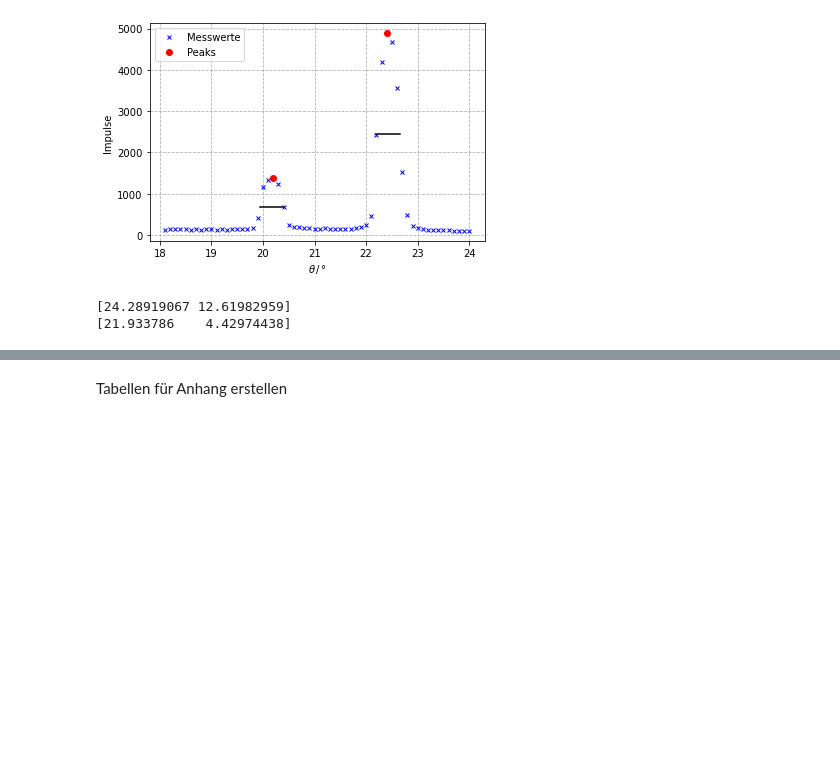
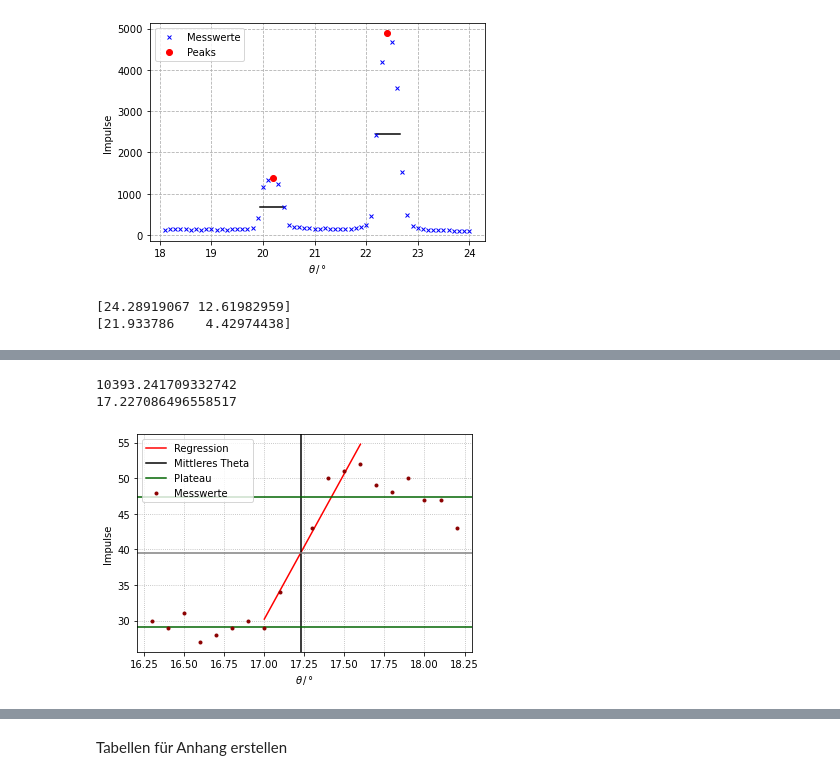
Before and after one commit to waerther/grundpraktikum2, a Jupyter notebook: v602/auswertung.ipynb, the cells around one changed output, grey strips where cells are left out. Drawn from its saved outputs; the diff is of its cells as text; code cells hidden in the pictures; blank space fills up the shorter version.

```diff
--- a/v602/auswertung.ipynb
+++ b/v602/auswertung.ipynb
@@ -247,0 +330,49 @@ plt.grid(linestyle=":")
+# %%
+data = pd.read_csv('tables/messdaten/Messung_Gallium/Gallium_2.txt', decimal=',', delimiter = "\t")
+data = data.to_numpy()
+data = np.delete(data, 9, 0)
+
+x = data[:,0]
+y = data[:,1]
+
+rel_min = np.min(y)
+rel_max = np.max(y)
+theta_mitte_y = (rel_max - rel_min) / 2
+theta_mitte = (x[y==rel_max] - x[y==rel_min]) / 2
+
+def f(x, a, b):
+    return a * x + b
+
+regx= x[7:13]
+regy = y[7:13]
+
+params, covariance_matrix = curve_fit(f, regx, regy)
+plt.plot(
+    regx,
+    f(regx, params[0], params[1]),
+    color="red",
+    ms=4,
+    marker="",
+    linestyle="-",
+    label="Regression",
+)
+
+theta_x = (rel_min + theta_mitte_y - params[1]) / (params[0])
+plt.axvline(theta_x, c='k', label='Mittleres Theta')
+plt.axhline(rel_min + theta_mitte_y, c='grey')
+
+plt.axhline(np.mean(y[:7]),c='darkgreen',  label='Plateau')
+plt.axhline(np.mean(y[13:]),c='darkgreen')
+plt.plot(x, y, color="darkred", ms=6, marker=".", linestyle="", label="Messwerte")
+plt.xlabel(r"$\theta \, / \, °$")
+plt.ylabel(r"Impulse")
+plt.legend(loc="best")
+plt.grid(linestyle=":")
+
+energy = energ(theta_x)
+print(energy)
+print(theta_x)
+# %% [output]
+10393.241709332742
+17.227086496558517
+[figure, added]
```
Also changed, not shown: parts of 10 cells of this notebook, 4 other files.
